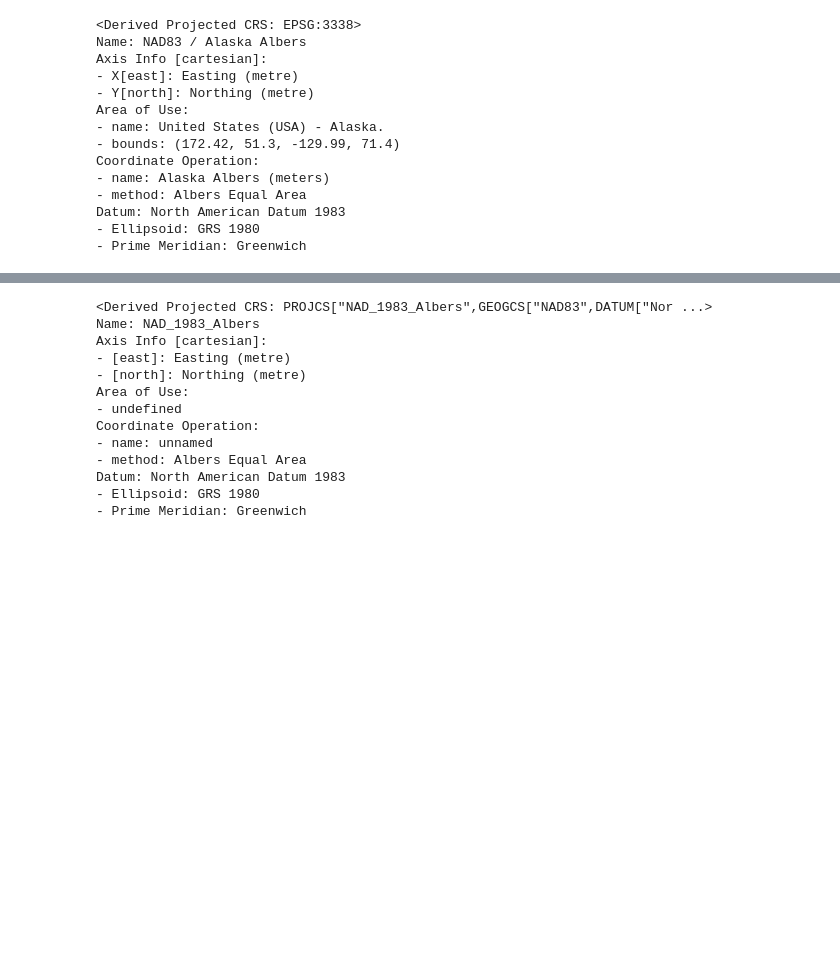
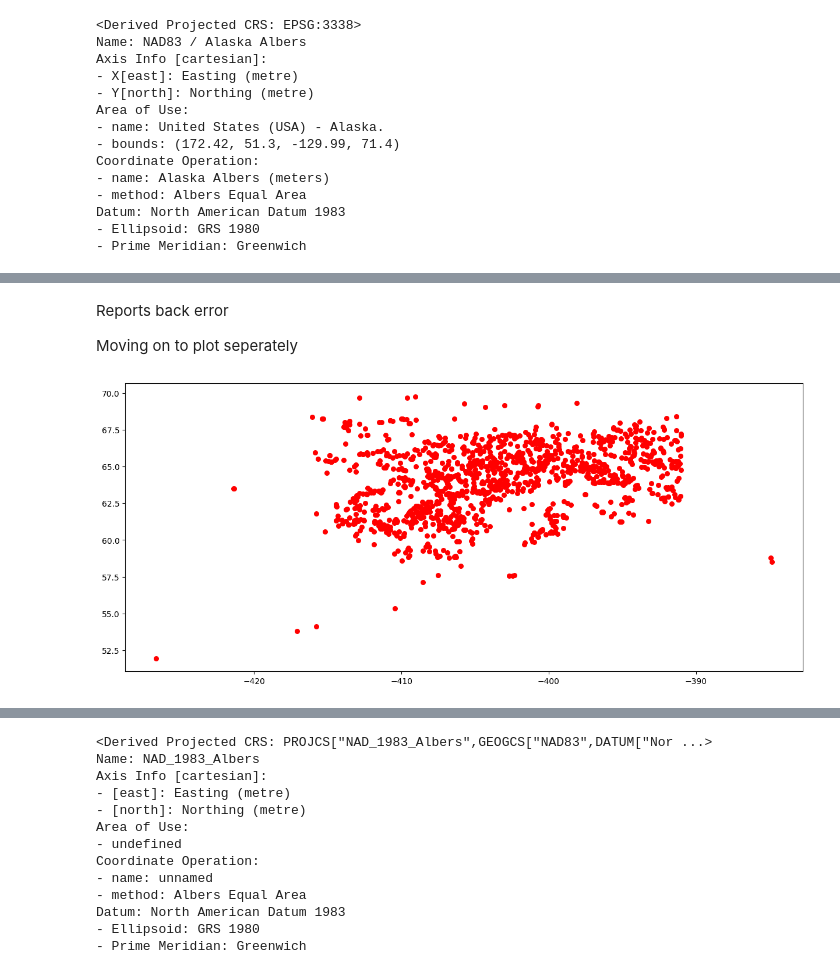
Before and after one commit to hanamotts/GDS_AK_FireVeg, a Jupyter notebook: AK_Wildfire_Predictor.ipynb, the cells around one changed output, grey strips where cells are left out. Cells and saved outputs as stored; diff of their text form; code cells hidden in the pictures; blank space fills up the shorter version.

```diff
--- a/AK_Wildfire_Predictor.ipynb
+++ b/AK_Wildfire_Predictor.ipynb
@@ -441,0 +585,12 @@ plt.show()
+# %% [markdown]
+Reports back error
+
+Moving on to plot seperately
+# %%
+# Plotting fires
+fig, ax = plt.subplots(figsize = (15,15))
+#show(src, cmap = 'tab20b', ax=ax)
+WF_gdf.plot(ax=ax, color = 'red', markersize =30)
+plt.show()
+# %% [output]
+[figure, added]
```
Also changed, not shown: parts of 36 cells of this notebook, 59 other files.
